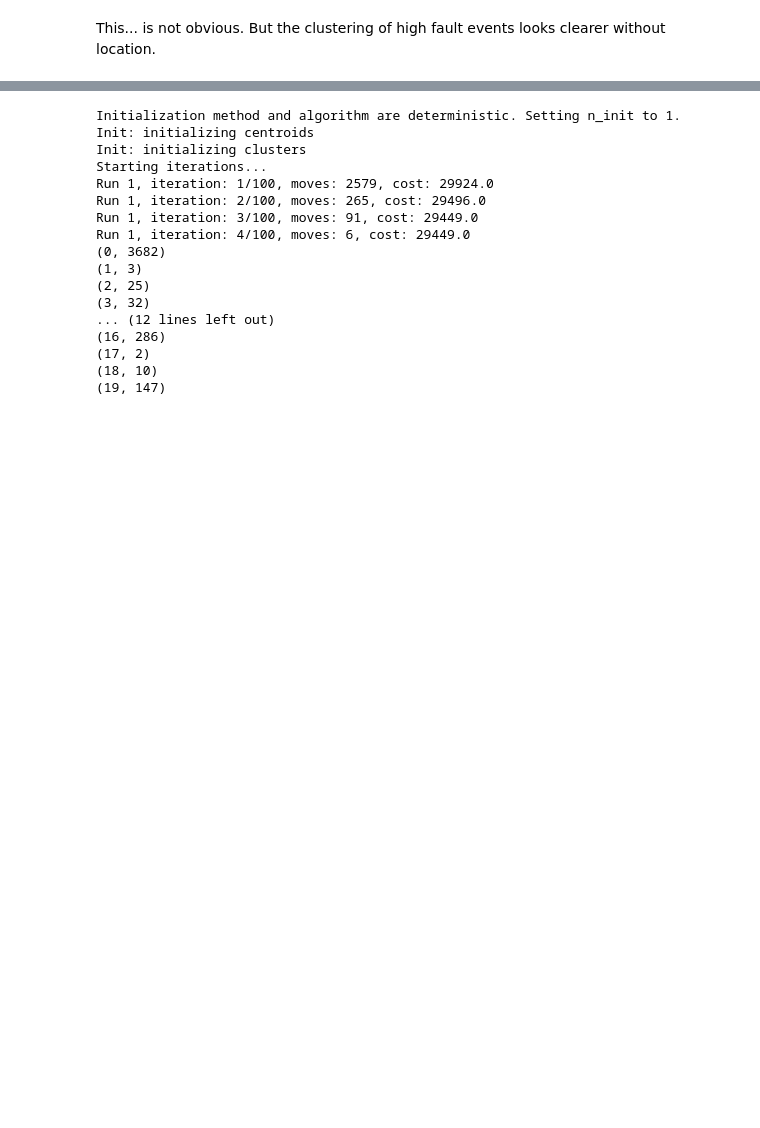
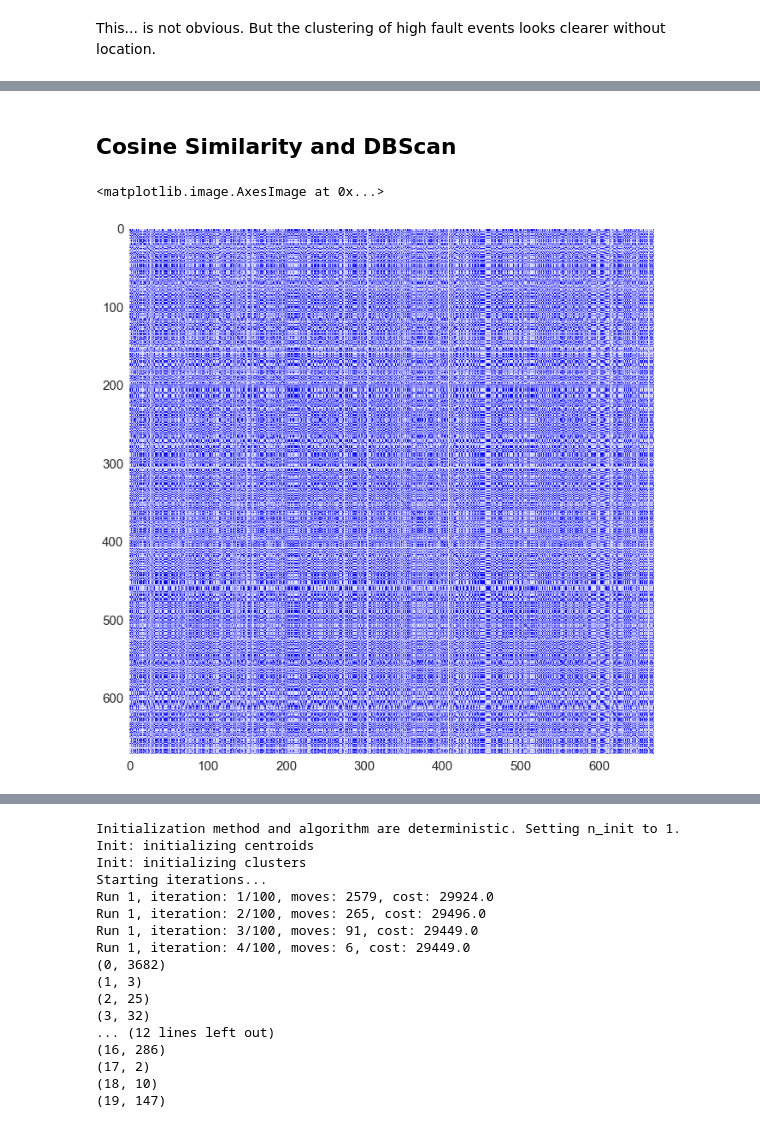
Before and after one commit to abiraja2004/ml_fun, a Jupyter notebook: telstra/notes.ipynb, the cells around one changed output, grey strips where cells are left out. Drawn from its saved outputs; the diff is of its cells as text; code cells hidden in the pictures; blank space fills up the shorter version.

```diff
--- a/telstra/notes.ipynb
+++ b/telstra/notes.ipynb
@@ -438 +380,5 @@ for b in a:
+# %%
+# master feature and target objects
+y = df_train['fault_severity']
+X = df_train.copy().drop('location', 1).drop('fault_severity', 1).drop('id', 1)
 # %% [markdown]
@@ -466,8 +401,6 @@ Location really fucks with the analysis. It appears to be meaningless, so I'm du
 How many components in the full dataset to preserve? Look at SVD...
 # %%
 from sklearn.decomposition import TruncatedSVD
-y = df_train['fault_severity']
-X = df_train.copy().drop('location', 1).drop('fault_severity', 1)
 ncomps = X.shape[1]-1
 svd = TruncatedSVD(n_components=ncomps)
 svd_fit = svd.fit(X)
@@ -738,0 +637,35 @@ animation.write_gif("junk2.gif", fps=20)
+# %% [markdown]
+## Cosine Similarity and DBScan
+# %%
+# remove the log_feature features which are scaled volumes
+ecols = [c for c in X.columns if 'log_feature' not in c]
+X_c = X.copy()
+X_c = X_c[ecols]
+# %%
+# base similarity matrix
+similarity = np.dot(X_c, X_c.T)
+
+# squared magnitude of preference vectors (number of occurrences)
+square_mag = np.diag(similarity)
+
+# inverse squared magnitude
+inv_square_mag = 1 / square_mag
+
+# if it doesn't occur, set it's inverse magnitude to zero (instead of inf)
+inv_square_mag[np.isinf(inv_square_mag)] = 0
+
+# inverse of the magnitude
+inv_mag = np.sqrt(inv_square_mag)
+
+# cosine similarity
+cosine = similarity * inv_mag
+cosine = cosine.T * inv_mag
+# %%
+# plot it
+plt.figure(figsize=(14, 11))
+cmap = sns.light_palette("blue", as_cmap=True)
+binning = 11
+plt.imshow(cosine[::binning, ::binning], interpolation='none', cmap=cmap)
+# %% [output]
+<matplotlib.image.AxesImage at 0x...>
+[figure, added]
```
Also changed, not shown: parts of 44 cells of this notebook.
